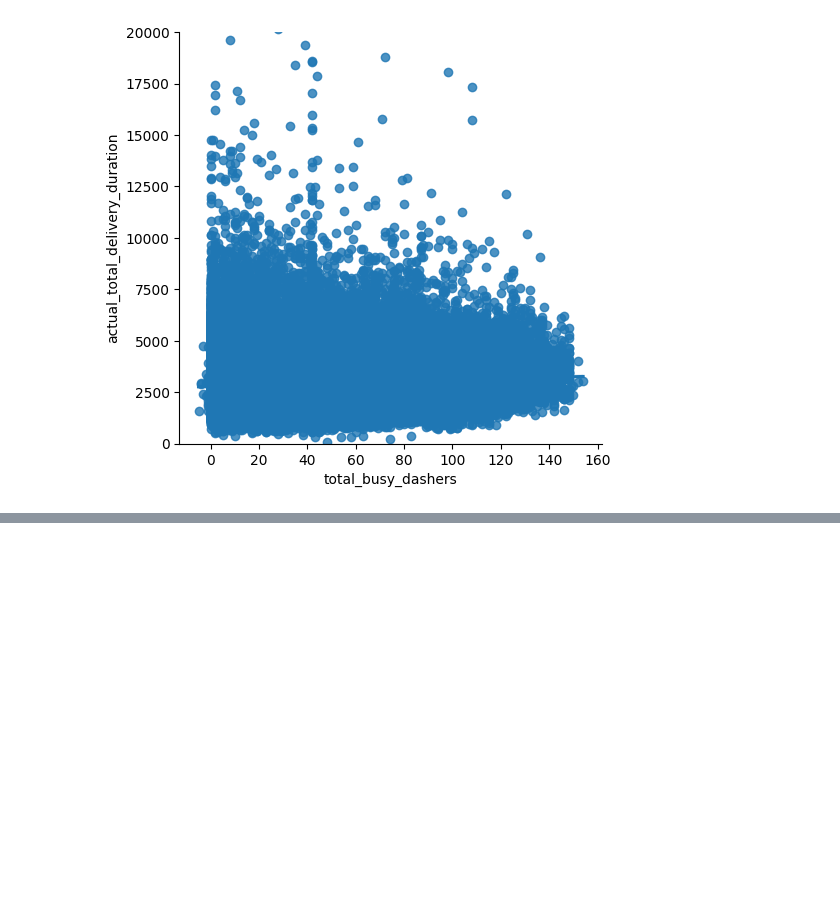
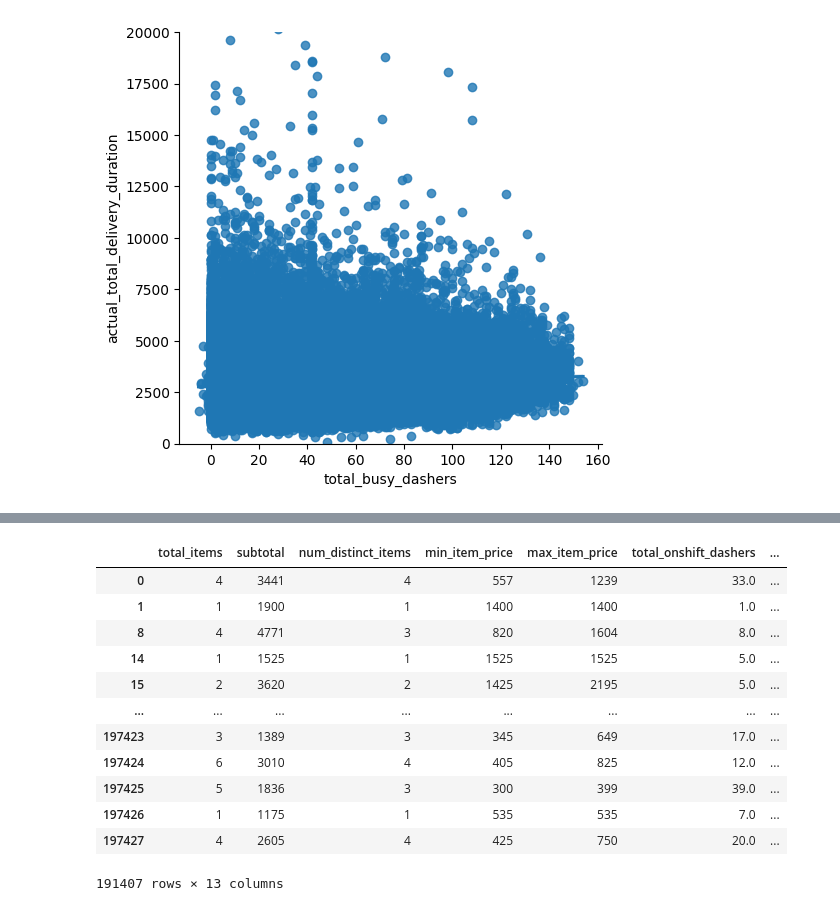
Before and after one commit to adrian-wiktorowicz/DoorDash-Delivery-Duration-Prediction, a Jupyter notebook: door_dash_project.ipynb, the cells around one changed output, grey strips where cells are left out. Saved outputs shown, nothing was run; the diff lists cells and outputs as text; code cells hidden in the pictures; blank space fills up the shorter version.

```diff
--- a/door_dash_project.ipynb
+++ b/door_dash_project.ipynb
@@ -705,0 +768,2 @@ plt.ylim(0, 20000)
+# %%
+ddash['non_preparation_duration'] = ddash['estimated_store_to_consumer_driving_duration'] + ddash['estimated_order_place_duration']
@@ -705,0 +860,8 @@ plt.ylim(0, 20000)
+# %%
+train_df = ddash.drop(
+    columns=['order_protocol', 'created_at', 'market_id', 'store_id', 'store_primary_category', 'actual_delivery_time', 'general_cuisine_category', 'time_of_the_day', 'hour_created', 'actual_delivery_time_without_date']
+)
+
+
+print(train_df.shape)
+train_df.head()
@@ -705,0 +876,16 @@ plt.ylim(0, 20000)
+# %%
+train_df
+# %% [output]
+|  | total_items | subtotal | num_distinct_items | min_item_price | max_item_price | total_onshift_dashers | ... |
+| 0 | 4 | 3441 | 4 | 557 | 1239 | 33.0 | ... |
+| 1 | 1 | 1900 | 1 | 1400 | 1400 | 1.0 | ... |
+| 8 | 4 | 4771 | 3 | 820 | 1604 | 8.0 | ... |
+| 14 | 1 | 1525 | 1 | 1525 | 1525 | 5.0 | ... |
+| 15 | 2 | 3620 | 2 | 1425 | 2195 | 5.0 | ... |
+| ... | ... | ... | ... | ... | ... | ... | ... |
+| 197423 | 3 | 1389 | 3 | 345 | 649 | 17.0 | ... |
+| 197424 | 6 | 3010 | 4 | 405 | 825 | 12.0 | ... |
+| 197425 | 5 | 1836 | 3 | 300 | 399 | 39.0 | ... |
+| 197426 | 1 | 1175 | 1 | 535 | 535 | 7.0 | ... |
+| 197427 | 4 | 2605 | 4 | 425 | 750 | 20.0 | ... |
+191407 rows × 13 columns
```
Also changed, not shown: parts of 46 cells of this notebook.
